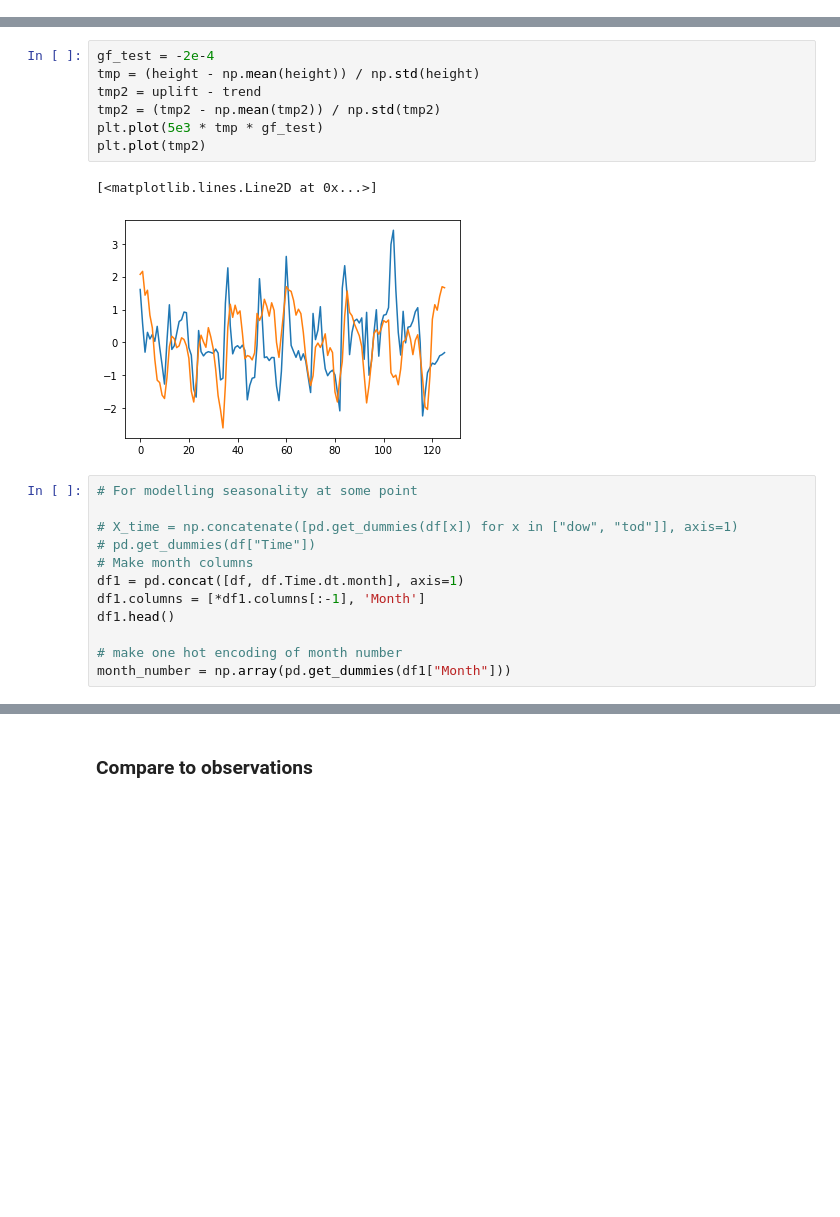
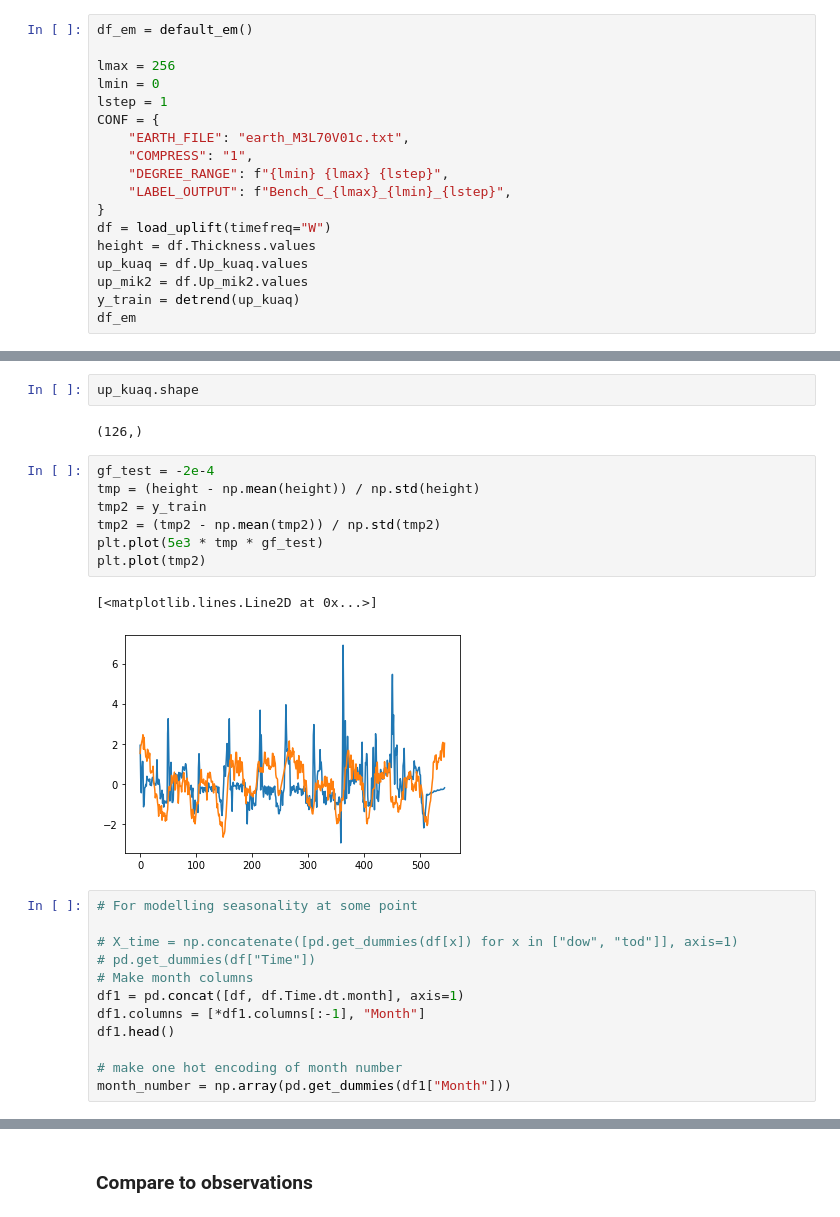
Before and after one commit to eyhl/premis, a Jupyter notebook: notebooks/chapter2.ipynb, the cells around one changed output, grey strips where cells are left out. Cells and saved outputs as stored; diff of their text form; blank space fills up the shorter version.

```diff
--- a/notebooks/chapter2.ipynb
+++ b/notebooks/chapter2.ipynb
@@ -218,0 +34,18 @@ a, b, c, d
+# %%
+df_em = default_em()
+
+lmax = 256
+lmin = 0
+lstep = 1
+CONF = {
+    "EARTH_FILE": "earth_M3L70V01c.txt",
+    "COMPRESS": "1",
+    "DEGREE_RANGE": f"{lmin} {lmax} {lstep}",
+    "LABEL_OUTPUT": f"Bench_C_{lmax}_{lmin}_{lstep}",
+}
+df = load_uplift(timefreq="W")
+height = df.Thickness.values
+up_kuaq = df.Up_kuaq.values
+up_mik2 = df.Up_mik2.values
+y_train = detrend(up_kuaq)
+df_em
@@ -219,13 +62,17 @@ a, b, c, d
+# %%
+up_kuaq.shape
+# %% [output]
+(126,)
 # %%
 gf_test = -2e-4
 tmp = (height - np.mean(height)) / np.std(height)
-tmp2 = uplift - trend
+tmp2 = y_train
 tmp2 = (tmp2 - np.mean(tmp2)) / np.std(tmp2)
 plt.plot(5e3 * tmp * gf_test)
 plt.plot(tmp2)
 # %% [output]
 [<matplotlib.lines.Line2D at 0x...>]
-[figure, old version]
+[figure, new version]
 # %%
 # For modelling seasonality at some point
 
@@ -233,7 +80,7 @@ plt.plot(tmp2)
 # pd.get_dummies(df["Time"])
 # Make month columns
 df1 = pd.concat([df, df.Time.dt.month], axis=1)
-df1.columns = [*df1.columns[:-1], 'Month']
+df1.columns = [*df1.columns[:-1], "Month"]
 df1.head()
 
 # make one hot encoding of month number
```
Also changed, not shown: parts of 25 cells of this notebook, 2 other files.
